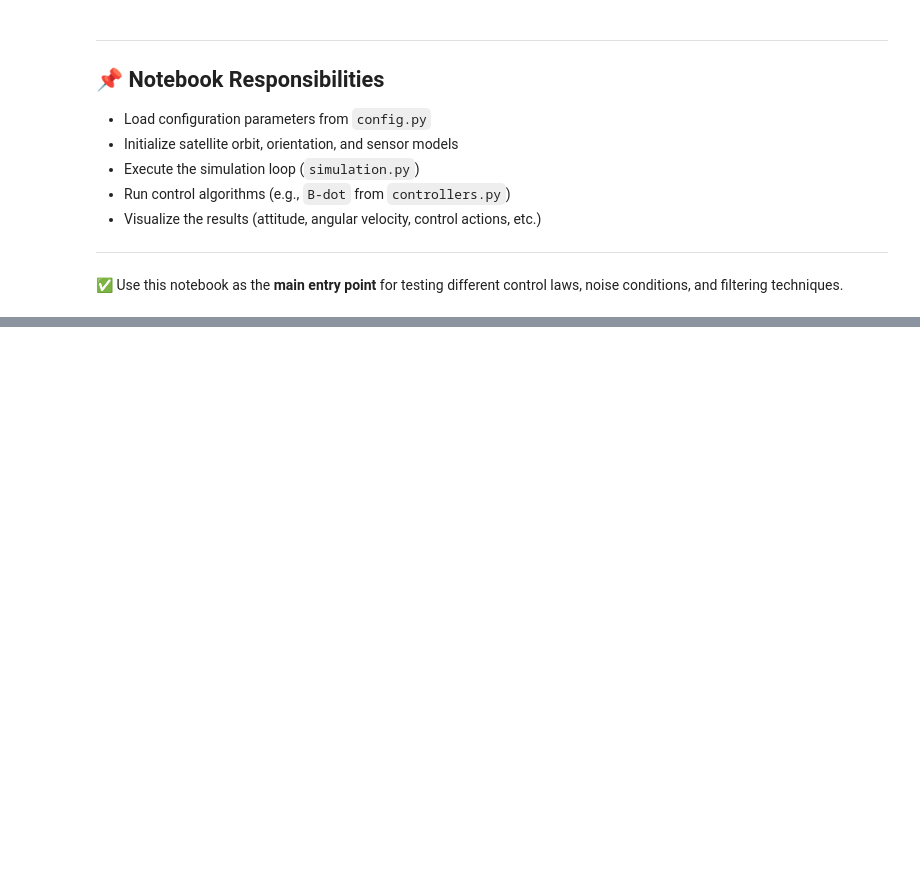
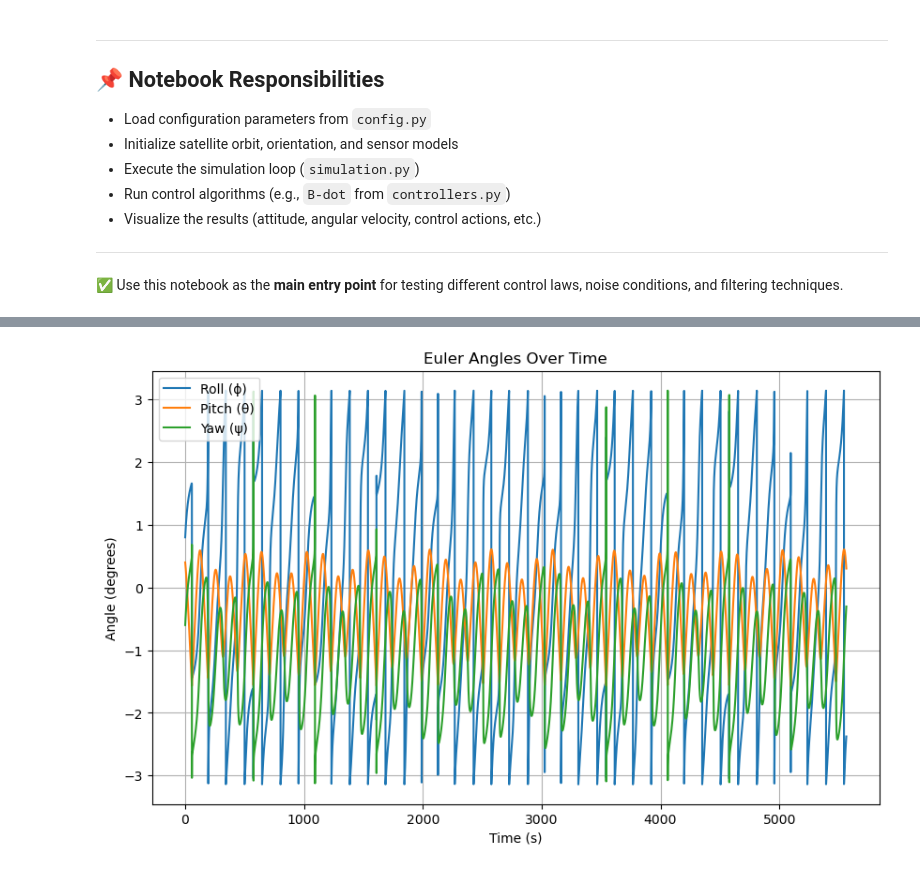
Before and after one commit to AitenAndGo/ADCS, a Jupyter notebook: adcs_sim/_simulation.ipynb, the cells around one changed output, grey strips where cells are left out. Cells and saved outputs as stored; diff of their text form; code cells hidden in the pictures; blank space fills up the shorter version.

```diff
--- a/adcs_sim/_simulation.ipynb
+++ b/adcs_sim/_simulation.ipynb
@@ -94,0 +82,17 @@ TypeError: list indices must be integers or slices, not tuple
+# %%
+euler = [quaternion_2_euler(x[0], x[1], x[2], x[3]) for x in quaternions]
+euler = np.array(euler)
+# %%
+# Plot Euler angles
+plt.figure(figsize=(10, 6))
+plt.plot(times, euler[:, 0], label='Roll (ϕ)')
+plt.plot(times, euler[:, 1], label='Pitch (θ)')
+plt.plot(times, euler[:, 2], label='Yaw (ψ)')
+plt.title('Euler Angles Over Time')
+plt.xlabel('Time (s)')
+plt.ylabel('Angle (degrees)')
+plt.legend()
+plt.grid(True)
+plt.show()
+# %% [output]
+[figure, added]
```
Also changed, not shown: parts of 5 cells of this notebook, 2 other files.
